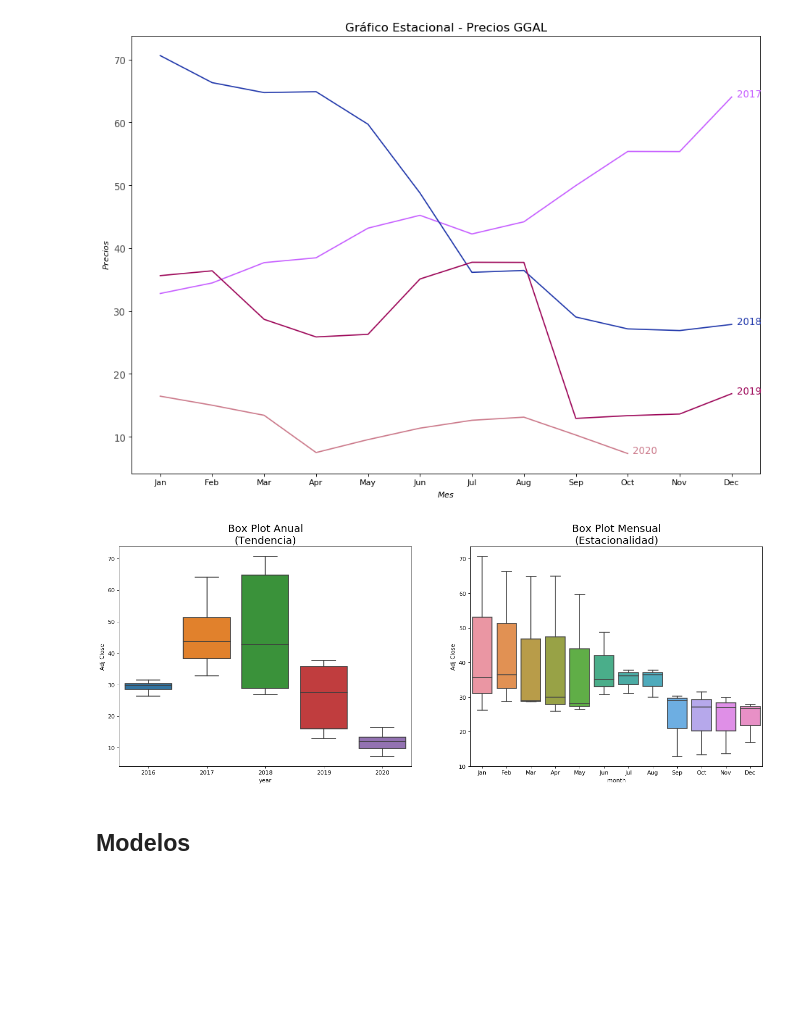
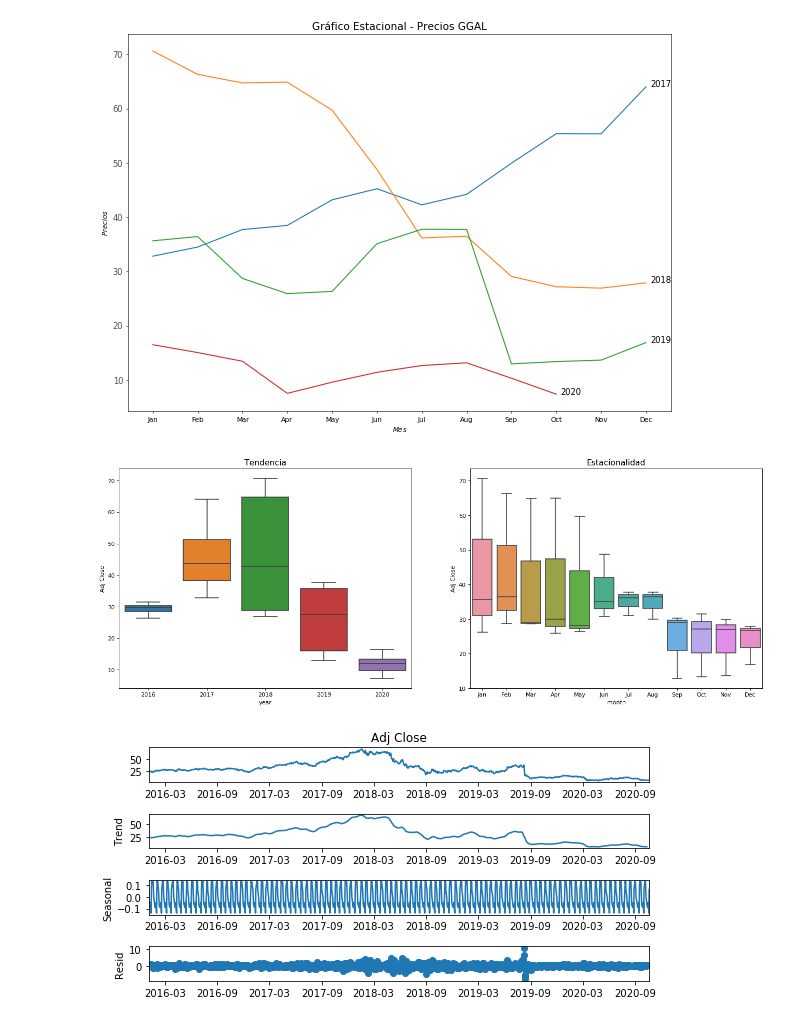
Before and after one commit to cdgn-coding/bcba-algo-trading, a Jupyter notebook: 3_Time_Series.ipynb, the cells around one changed output. Drawn from its saved outputs; the diff is of its cells as text; code cells hidden in the pictures; blank space fills up the shorter version.

```diff
--- a/3_Time_Series.ipynb
+++ b/3_Time_Series.ipynb
@@ -64,31 +57,22 @@ plt.show()
 # %%
-# Preparamos los colores:
-np.random.seed(100)
-mycolors = np.random.choice(list(mpl.colors.XKCD_COLORS.keys()), len(years), replace=False)
-
-# Ploteamos
-plt.figure(figsize=(14,10), dpi= 80)
+plt.figure(figsize=(14,10), dpi= 50)
 for i, y in enumerate(years):
     if i > 0:
-        plt.plot('month', 'Adj Close', data=ggal_last.loc[ggal_last.year==y, :], color=mycolors[i], label=y) # grafica los 12 meses de cada año
-        plt.text(ggal_last.loc[ggal_last.year==y, :].shape[0]-.9, ggal_last.loc[ggal_last.year==y, 'Adj Close'][-1:].values[0], y, fontsize=12, color=mycolors[i])
+        plt.plot('month', 'Adj Close', data=ggal_last.loc[ggal_last.year==y, :], label=y) # grafica los 12 meses de cada año
+        plt.text(ggal_last.loc[ggal_last.year==y, :].shape[0]-.9, ggal_last.loc[ggal_last.year==y, 'Adj Close'][-1:].values[0], y, fontsize=12)
 
 
 plt.gca().set(ylabel='$Precios$', xlabel='$Mes$')
 plt.yticks(fontsize=12, alpha=.7)
 plt.title("Gráfico Estacional - Precios GGAL", fontsize=15);
 # %% [output]
-[figure, old version]
+[figure, new version]
 # %%
-# Definimos los plots:
 fig, axes = plt.subplots(1, 2, figsize=(20,7), dpi= 80)
 sns.boxplot(x='year', y='Adj Close', data=ggal_last, ax=axes[0])
 sns.boxplot(x='month', y='Adj Close', data=ggal_last.loc[~ggal_last.year.isin([2017, 2020]), :])
 
-# Seteamos los títulos:
-axes[0].set_title('Box Plot Anual\n(Tendencia)', fontsize=18);
-axes[1].set_title('Box Plot Mensual\n(Estacionalidad)', fontsize=18);
+axes[0].set_title('Tendencia', fontsize=14);
+axes[1].set_title('Estacionalidad', fontsize=14);
 # %% [output]
-[figure, old version]
+[figure, new version]
-# %% [markdown]
-## Modelos
@@ -94,0 +81,8 @@ axes[1].set_title('Box Plot Mensual\n(Estacionalidad)', fontsize=18);
+# %%
+#from pylab import rcParams
+#rcParams['figure.figsize'] = 11, 9
+decomposition = seasonal_decompose(ggal_5y['Adj Close'], period=12)
+decomposition.plot()
+plt.show()
+# %% [output]
+[figure, added]
```
Also changed, not shown: parts of 73 cells of this notebook.
